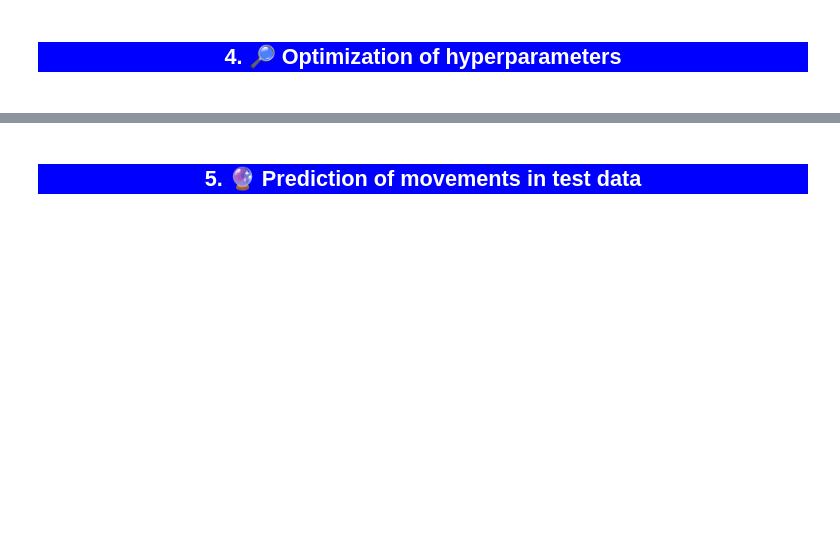
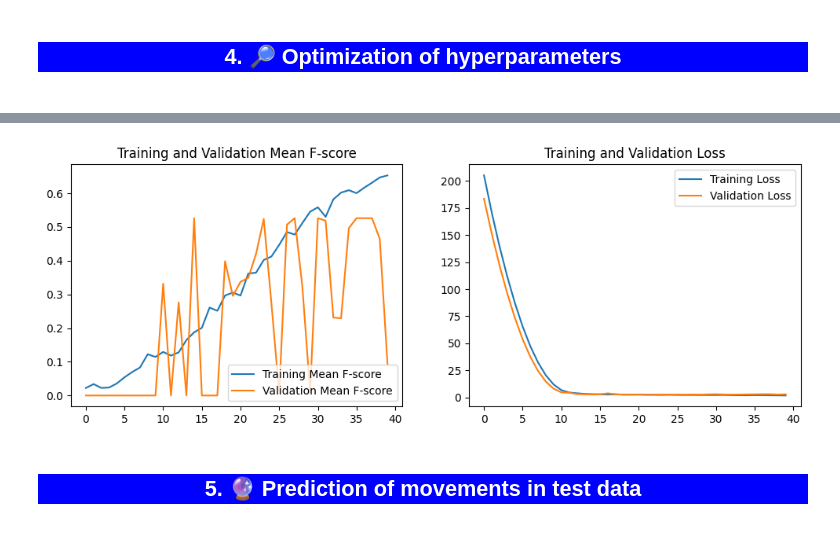
Before and after one commit to annamalkova8/Motorica-internship-task, a Jupyter notebook: motorica-internship-task.ipynb, the cells around one changed output, grey strips where cells are left out. Cells and saved outputs as stored; diff of their text form; code cells hidden in the pictures; blank space fills up the shorter version.

```diff
--- a/motorica-internship-task.ipynb
+++ b/motorica-internship-task.ipynb
@@ -511,13 +508,15 @@ NameError: name 'best_params' is not defined
 # %%
 # Access training and validation accuracy and loss
-training_accuracy = history.history['accuracy']
-validation_accuracy = history.history['val_accuracy']
+training_accuracy = history_bm.history['f1_score']
+validation_accuracy = history_bm.history['val_f1_score']
 
-training_loss = history.history['loss']
-validation_loss = history.history['val_loss']
+training_loss = history_bm.history['loss']
+validation_loss = history_bm.history['val_loss']
 
 # Plot the accuracy and loss curves
-plot_accur(history, epochs=len(training_accuracy))
+plot_accur(history_bm, epochs=len(training_accuracy))
+# %% [output]
+[figure, added]
 # %% [markdown]
 <a id="5"></a>
 <h2 style='background:blue; border:0; color:white'><center>5. 🔮 Prediction of movements in test data </center><h2>
```
Also changed, not shown: parts of 13 cells of this notebook.
